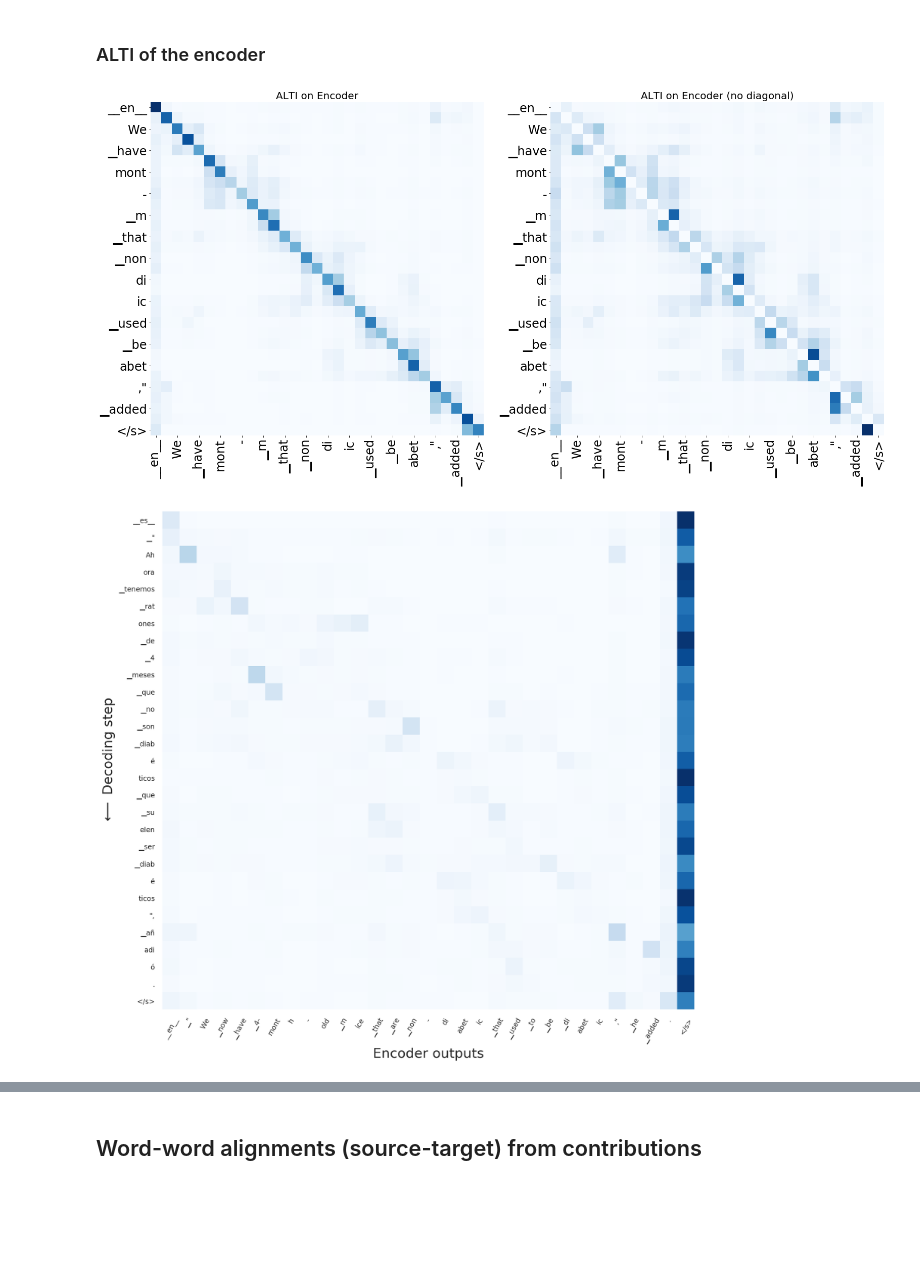
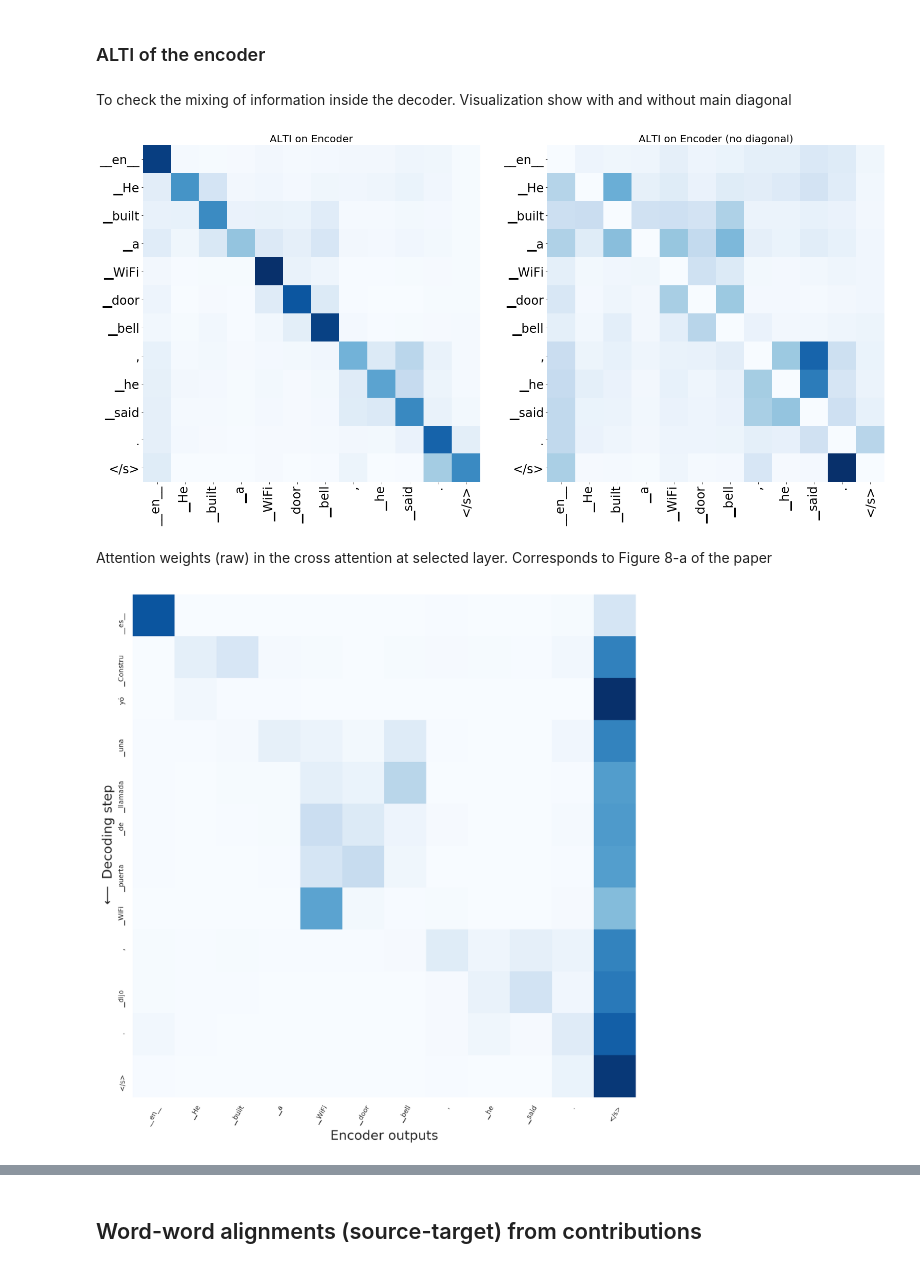
Before and after one commit to mt-upc/transformer-contributions-nmt, a Jupyter notebook: m2m_interpretability.ipynb, the cells around one changed output, grey strips where cells are left out. Drawn from its saved outputs; the diff is of its cells as text; code cells hidden in the pictures; blank space fills up the shorter version.

```diff
--- a/m2m_interpretability.ipynb
+++ b/m2m_interpretability.ipynb
@@ -105,9 +136,9 @@ if data_sample=='generate':
 # %%
 if data_sample=='interactive':
 
-    if dataset == 'iwslt':
-        test_set_dir = iwslt14_dir
-    elif dataset == 'gold':
+    # if dataset == 'iwslt':
+    #     test_set_dir = iwslt14_dir
+    if dataset == 'gold':
         test_set_dir = europarl_dir# / "processed_data/"
     elif dataset == 'flores':
         test_set_dir = flores_dir
@@ -117,22 +148,20 @@ if data_sample=='interactive':
     else:
         src = "en"
         tgt = "de"
-    # src = lang_flores_dict[source_lang]
-    # tgt = lang_flores_dict[target_lang]
+
     tokenizer = "spm"
 
     # index in dataset
-    i = 0 # 3, 100, 105
-    sample = hub.get_interactive_sample(i, test_set_dir, src, tgt, tokenizer)
+    i = 6
+    sample = hub.get_interactive_sample(i, test_set_dir,
+                                        src, tgt, tokenizer,
+                                        prepare_input_encoder,
+                                        prepare_input_decoder)
 
-    src_lan_token = get_lang_tok(lang=hub.task.source_langs[0], lang_tok_style=LangTokStyle.multilingual.value)
-    tgt_lan_token = get_lang_tok(lang=hub.task.target_langs[0], lang_tok_style=LangTokStyle.multilingual.value)
     src_tensor = sample['src_tensor']
     tgt_tensor = sample['tgt_tensor']
     src_tok = sample['src_tok']
-
-    idx_src_lan_token = hub.task.source_dictionary.index(src_lan_token)
-    src_tensor_forward = torch.cat([torch.tensor([idx_src_lan_token]).to(src_tensor.device),src_tensor])
+    tgt_tok = sample['tgt_tok']
 
     print(sample['src_word_sent'])
     print(sample['tgt_word_sent'])
@@ -142,10 +173,10 @@ TypeError: get_interactive_sample() missing 2 required positional arguments: 'pr
 ### Teacher Forcing
 # %%
 if teacher_forcing:
-    model_output, log_probs, encoder_out, layer_inputs, layer_outputs = hub.trace_forward(src_tensor_forward, tgt_tensor)
+    model_output, log_probs, encoder_out, layer_inputs, layer_outputs = hub.trace_forward(src_tensor, tgt_tensor)
     print("\n\nGREEDY DECODING\n")
     pred_log_probs, pred_tensor = torch.max(log_probs, dim=-1)
     pred_tok = hub.decode(pred_tensor, hub.task.target_dictionary)
     pred_sent = hub.decode(pred_tensor, hub.task.target_dictionary, as_string=True)
     print(f"Predicted sentence: \t {pred_sent}")
-    target_sentence = ['</s>'] + [tgt_lan_token] + tgt_tok
+    #target_sentence = ['</s>'] + [tgt_lan_token] + tgt_tok
@@ -155,7 +192,9 @@ if teacher_forcing:
 if not teacher_forcing:
     tgt_tensor_free = []
     print("\n\nBEAM SEARCH\n")
-    for pred in hub.generate(src_tensor, beam=1,verbose=True):
+    # We provide src_tensor[1:] since hub.generate internally
+    # adds the language tag for generating translations
+    for pred in hub.generate(src_tensor[1:], beam=1,verbose=True):
         tgt_tensor_free.append(pred['tokens'])
         pred_sent = hub.decode(pred['tokens'], hub.task.target_dictionary, as_string=True)
         score = pred['score'].item()
@@ -189,22 +228,24 @@ BEAM SEARCH
 # %%
-source_sentence = [src_lan_token] + src_tok
+source_sentence = src_tok
 target_sentence = tgt_tok
 predicted_sentence = pred_tok
 # %% [markdown]
 ## ALTI analysis
 # %% [markdown]
 ### ALTI of the encoder
+# %% [markdown]
+To check the mixing of information inside the decoder. Visualization show with and without main diagonal
 # %%
-relevances_enc_self_attn = hub.get_contribution_rollout(src_tensor_forward, tgt_tensor, 'l1',
+relevances_enc_self_attn = hub.get_contribution_rollout(src_tensor, tgt_tensor, 'l1',
                                                         norm_mode='min_sum', pre_layer_norm=True)['encoder.self_attn']
-
+layer = -1
 # Encoder self-attention relevances in last layer (full encoder ALTI)
 fig = plt.figure(figsize=(26, 14))
 gs = GridSpec(1, 2)
 gs.update(wspace=0.2, hspace=0.05)#0.015
 ax_left = plt.subplot(gs[0, 0])
 ax_right = plt.subplot(gs[0, 1])
-relevances_enc_self_attn_last = relevances_enc_self_attn[-1]
+relevances_enc_self_attn_last = relevances_enc_self_attn[layer]
 relevances_enc_self_attn_last_no_diag = relevances_enc_self_attn_last - torch.diag(relevances_enc_self_attn_last.diag())
 df = pd.DataFrame(relevances_enc_self_attn_last.cpu().detach().numpy(),columns= source_sentence, index = source_sentence)
 sns.set(font_scale=0.7)
@@ -216,25 +257,27 @@ sns.heatmap(df,cmap="Blues",ax=ax_right,square=True, cbar=False)
 ax_right.set_title('ALTI on Encoder (no diagonal)', fontsize=20)
 plt.gcf().subplots_adjust(bottom=0.2)
 # %% [output]
-[figure, old version]
+[figure, new version]
+# %% [markdown]
+Attention weights (raw) in the cross attention at selected layer.
+Corresponds to Figure 8-a of the paper
 # %%
-layer = 0
+layer = 9
 
-cross_attn_contributions = torch.squeeze(hub.get_contributions(src_tensor_forward, tgt_tensor, 'attn_w',
+cross_attn_contributions = torch.squeeze(hub.get_contributions(src_tensor, tgt_tensor, 'attn_w',
                                                                 norm_mode='sum_one',pre_layer_norm=True)['decoder.encoder_attn'])
 
-#cross_attn_contributions = torch.squeeze(hub.get_contributions(src_tensor, tgt_tensor, 'l1', norm_mode='min_sum')['decoder.encoder_attn'])
 cross_attn_contributions = cross_attn_contributions.detach().cpu().numpy()
 plt.figure(figsize=(12,12),dpi=200)
 
 df = pd.DataFrame(cross_attn_contributions[layer],columns=source_sentence ,index=predicted_sentence)
 sns.set(font_scale=0.8)
 #sns.heatmap(df,xticklabels = ['']*(len(src_tok)+1) + ['Residual'], cmap="Blues",square=True,cbar=False)
 s = sns.heatmap(df, cmap="Blues",square=True,cbar=False)
 s.set_xlabel('Encoder outputs', fontsize=17)
 s.set_ylabel('$\longleftarrow$ Decoding step', fontsize=17)
 
 plt.tick_params(axis='both', which='major', labelbottom = True, bottom=False, top = False, labeltop=False);
 plt.xticks(rotation=60);
 # %% [output]
-[figure, old version]
+[figure, new version]
```
Also changed, not shown: parts of 29 cells of this notebook, 8 other files.
